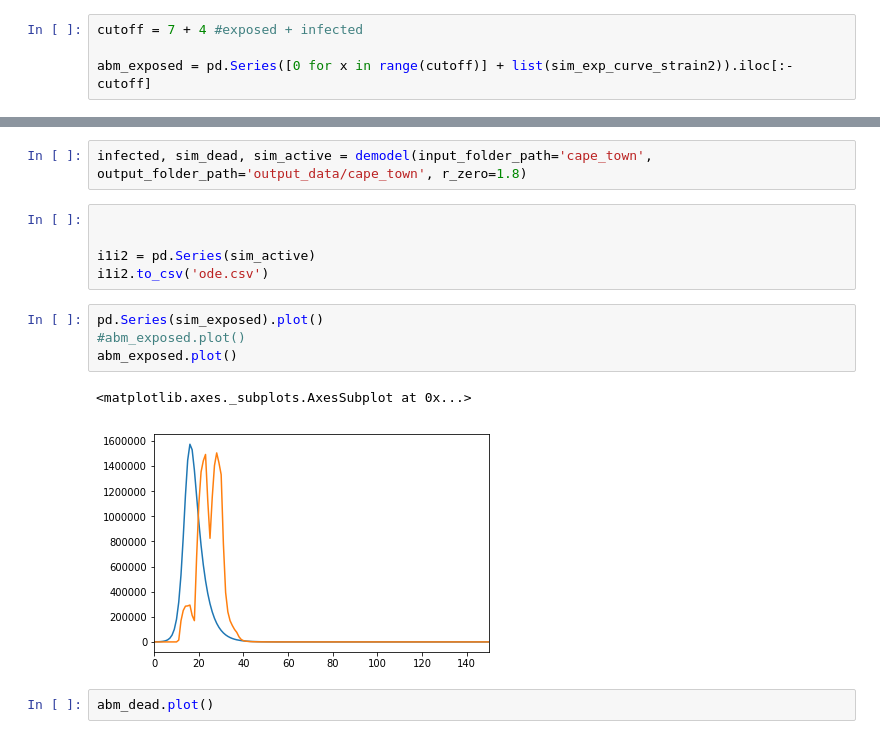
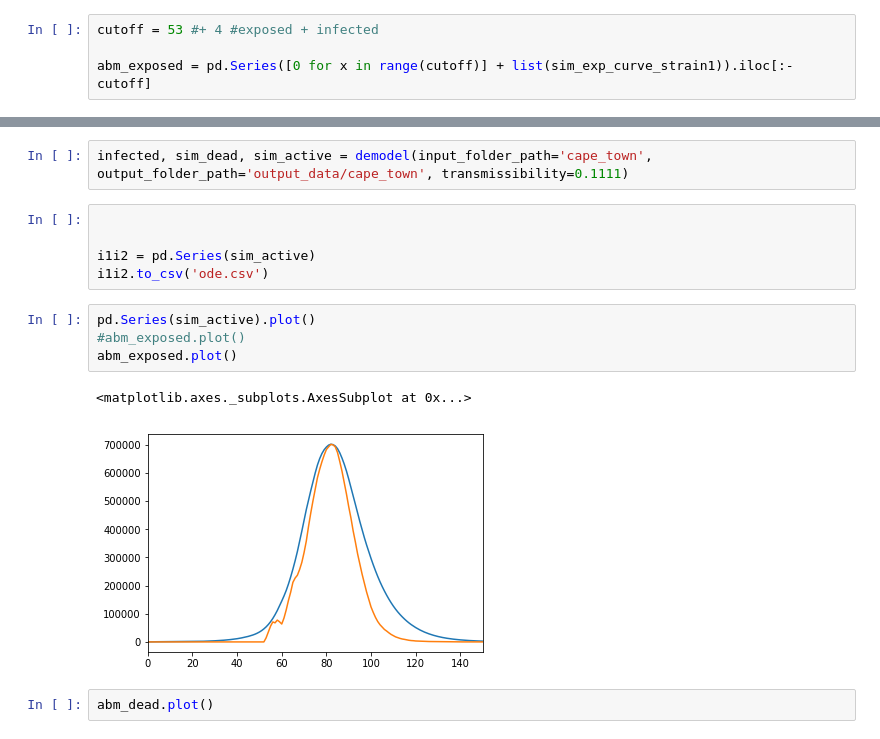
Before and after one commit to blackrhinoabm/501-V2-CT, a Jupyter notebook: simulate_new_strain.ipynb, the cells around one changed output, grey strips where cells are left out. Drawn from its saved outputs; the diff is of its cells as text.

```diff
--- a/simulate_new_strain.ipynb
+++ b/simulate_new_strain.ipynb
@@ -288,9 +310,9 @@ def distr_model_performance(input_params):
 # %%
 #abm_exposed = sim_exp_curve_strain1
 # %%
-cutoff = 7 + 4 #exposed + infected
+cutoff = 53 #+ 4 #exposed + infected
 
-abm_exposed = pd.Series([0 for x in range(cutoff)] + list(sim_exp_curve_strain2)).iloc[:-cutoff]
+abm_exposed = pd.Series([0 for x in range(cutoff)] + list(sim_exp_curve_strain1)).iloc[:-cutoff]
 # %%
 deaths = []
 exposeds= []
@@ -324,17 +342,17 @@ r_naughts
 # %%
-infected, sim_dead, sim_active = demodel(input_folder_path='cape_town', output_folder_path='output_data/cape_town', r_zero=1.8)
+infected, sim_dead, sim_active = demodel(input_folder_path='cape_town', output_folder_path='output_data/cape_town', transmissibility=0.1111)
 # %%
 
 
 i1i2 = pd.Series(sim_active)
 i1i2.to_csv('ode.csv')
 # %%
-pd.Series(sim_exposed).plot()
+pd.Series(sim_active).plot()
 #abm_exposed.plot()
 abm_exposed.plot()
 # %% [output]
 <matplotlib.axes._subplots.AxesSubplot at 0x...>
-[figure, old version]
+[figure, new version]
 # %%
 abm_dead.plot()
 # %% [output]
```
Also changed, not shown: parts of 7 cells of this notebook, 6 other files.
